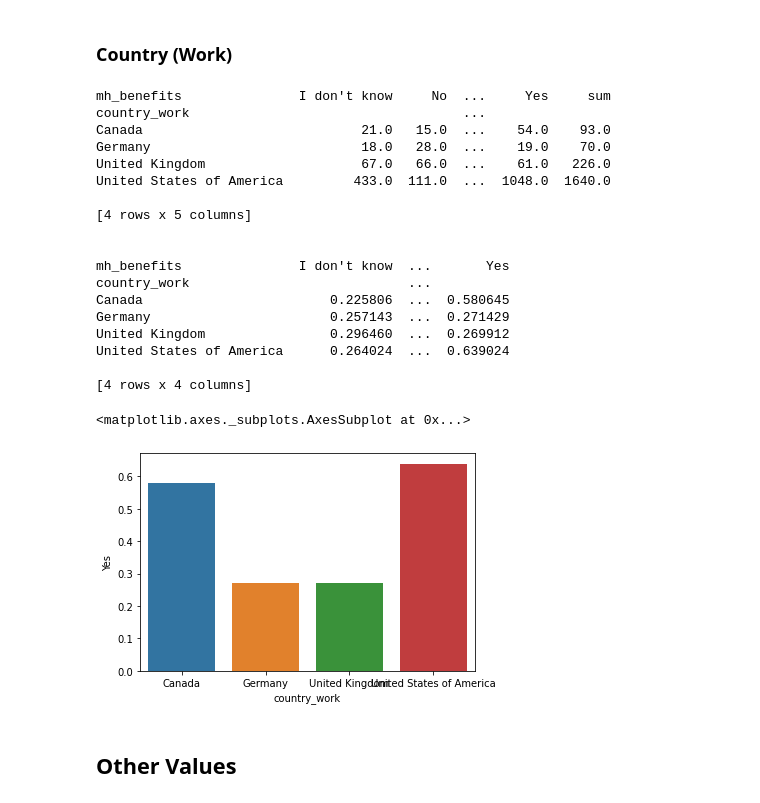
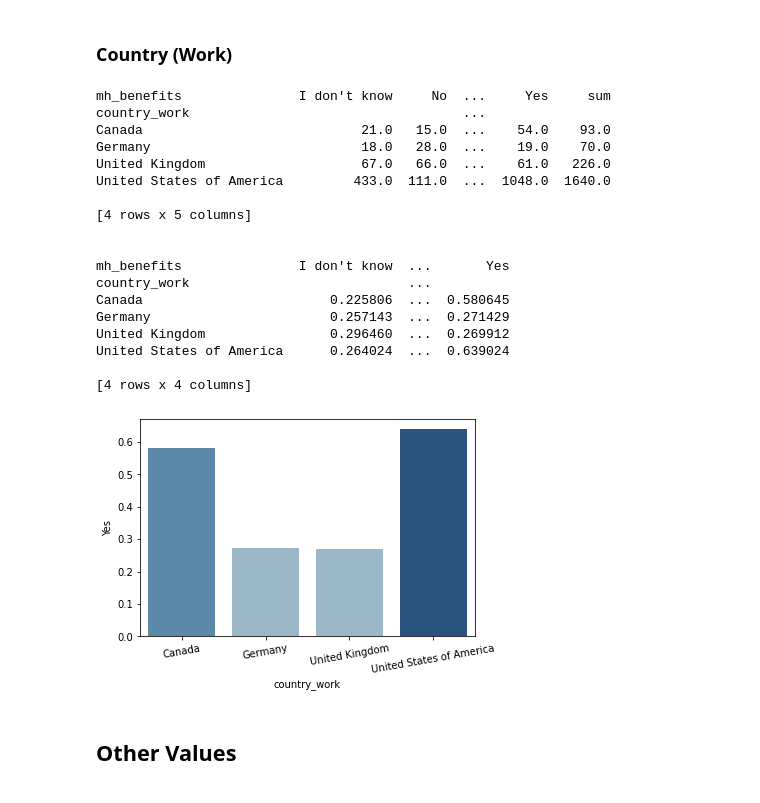
Before and after one commit to alexisbianco0919/compsci216-project, a Jupyter notebook: mh_benefits_analysis.ipynb, the cells around one changed output. Cells and saved outputs as stored; diff of their text form; code cells hidden in the pictures.

Commit message:
changed color of some visualizations

```diff
--- a/mh_benefits_analysis.ipynb
+++ b/mh_benefits_analysis.ipynb
@@ -166,35 +166,34 @@ age_range
 # %%
 country_work_pt = cd.pivot_table('age', index='country_work', columns='mh_benefits', aggfunc='count')
 country_work_pt["sum"] = country_work_pt.sum(axis=1)
 country_work_pt = country_work_pt[country_work_pt['sum'] >= 50]
 print(country_work_pt, '\n\n')
 
 country_work_comparison = country_work_pt.loc[:,"I don't know":"Yes"].div(country_work_pt["sum"], axis=0)
 print(country_work_comparison)
 
-x = sns.barplot(x=country_work_comparison.index, y="Yes", data=country_work_comparison)
-x
+x = sns.barplot(x=country_work_comparison.index, y="Yes", data=country_work_comparison, palette=["#508bb3", "#94b9cf", "#94b9cf", "#1c538b"])
+x.tick_params(axis='x', rotation=10)
 # %% [output]
 mh_benefits               I don't know     No  ...     Yes     sum
 country_work                                   ...
 Canada                            21.0   15.0  ...    54.0    93.0
 Germany                           18.0   28.0  ...    19.0    70.0
 United Kingdom                    67.0   66.0  ...    61.0   226.0
 United States of America         433.0  111.0  ...  1048.0  1640.0
 
 [4 rows x 5 columns]
 
 
 mh_benefits               I don't know  ...       Yes
 country_work                            ...
 Canada                        0.225806  ...  0.580645
 Germany                       0.257143  ...  0.271429
 United Kingdom                0.296460  ...  0.269912
 United States of America      0.264024  ...  0.639024
 
 [4 rows x 4 columns]
-<matplotlib.axes._subplots.AxesSubplot at 0x...>
-[figure, old version]
+[figure, new version]
 # %% [markdown]
 ## Other Values
 # %% [markdown]
```
Also changed, not shown: parts of 2 cells of this notebook.
